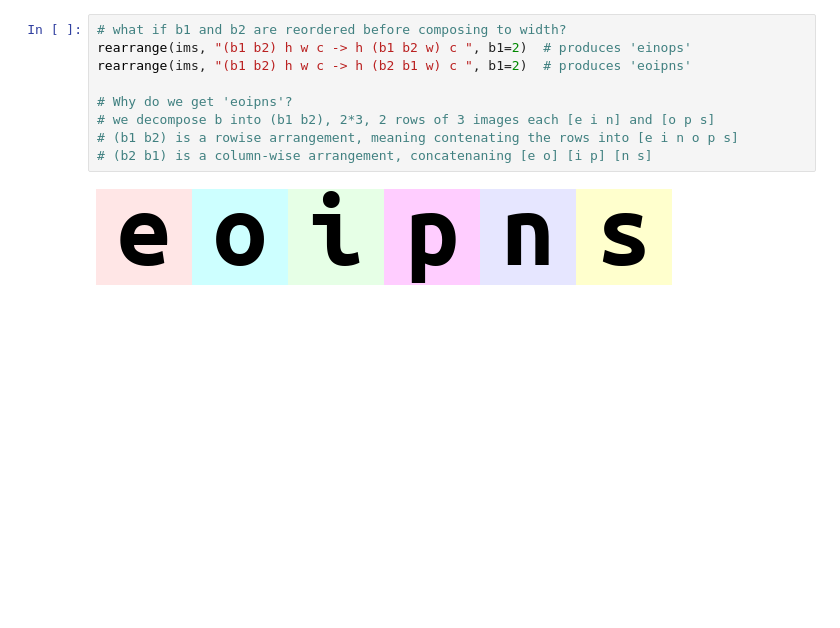
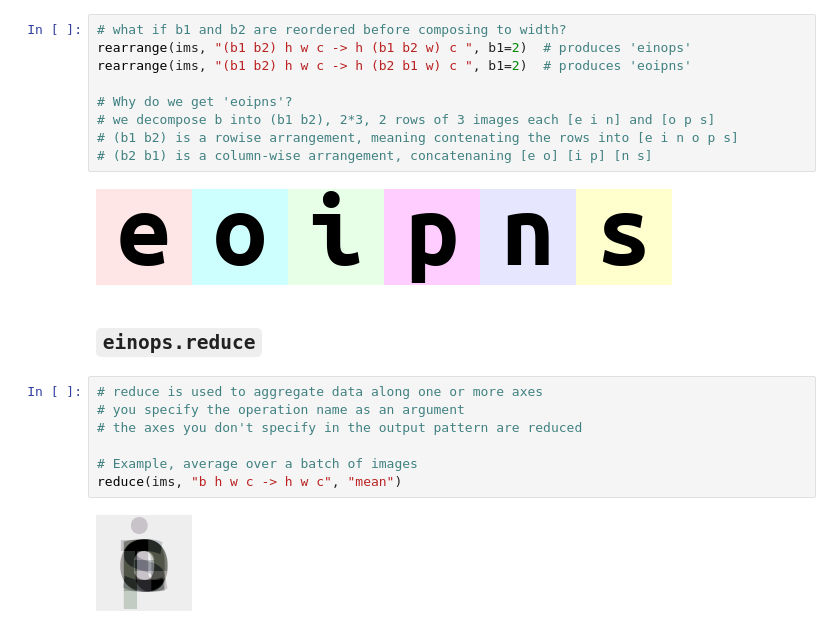
Before and after one commit to habbes/learn-einops, a Jupyter notebook: 01-basics.ipynb, the cells around one changed output. Drawn from its saved outputs; the diff is of its cells as text; blank space fills up the shorter version.

Commit message:
Experimenting with einops.reduce

```diff
--- a/01-basics.ipynb
+++ b/01-basics.ipynb
@@ -306,3 +306,14 @@ rearrange(ims, "(b1 b2) h w c -> h (b2 b1 w) c ", b1=2)  # produces 'eoipns'
 # (b2 b1) is a column-wise arrangement, concatenaning [e o] [i p] [n s]
 # %% [output]
 [figure]
+# %% [markdown]
+## `einops.reduce`
+# %%
+# reduce is used to aggregate data along one or more axes
+# you specify the operation name as an argument
+# the axes you don't specify in the output pattern are reduced
+
+# Example, average over a batch of images
+reduce(ims, "b h w c -> h w c", "mean")
+# %% [output]
+[figure, added]
```
Also changed, not shown: parts of 7 cells of this notebook.
